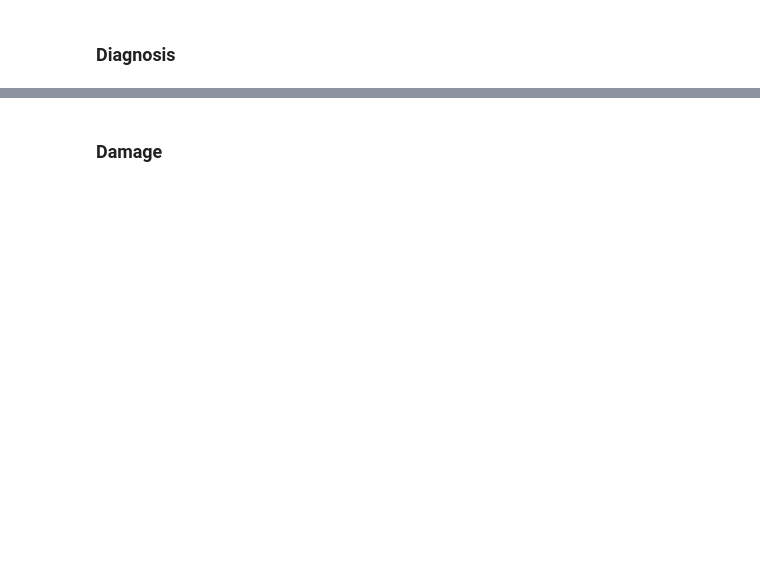
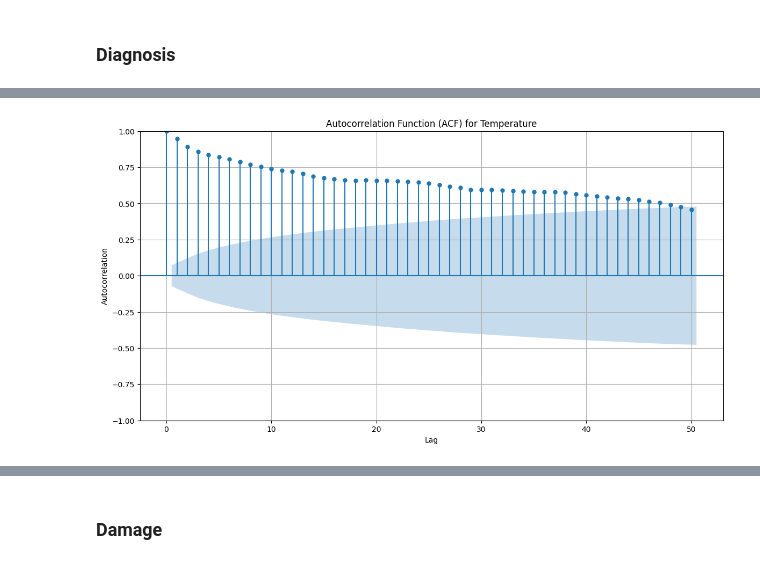
Before and after one commit to RabeaTzenetos/wqu, a Jupyter notebook: financial-econometrics/gwp1/non-stationary_weather.ipynb, the cells around one changed output, grey strips where cells are left out. Saved outputs shown, nothing was run; the diff lists cells and outputs as text; code cells hidden in the pictures; blank space fills up the shorter version.

```diff
--- a/financial-econometrics/gwp1/non-stationary_weather.ipynb
+++ b/financial-econometrics/gwp1/non-stationary_weather.ipynb
@@ -86,0 +107,10 @@ The above graph shows that the average stock price of Nokia fluctuates with time
+# %%
+plt.figure(figsize=(14, 7))
+plot_acf(weather['temp'], lags=50, ax=plt.gca())
+plt.title('Autocorrelation Function (ACF) for Temperature')
+plt.xlabel('Lag')
+plt.ylabel('Autocorrelation')
+plt.grid(True)
+plt.show()
+# %% [output]
+[figure, added]
```
Also changed, not shown: parts of 18 cells of this notebook.
